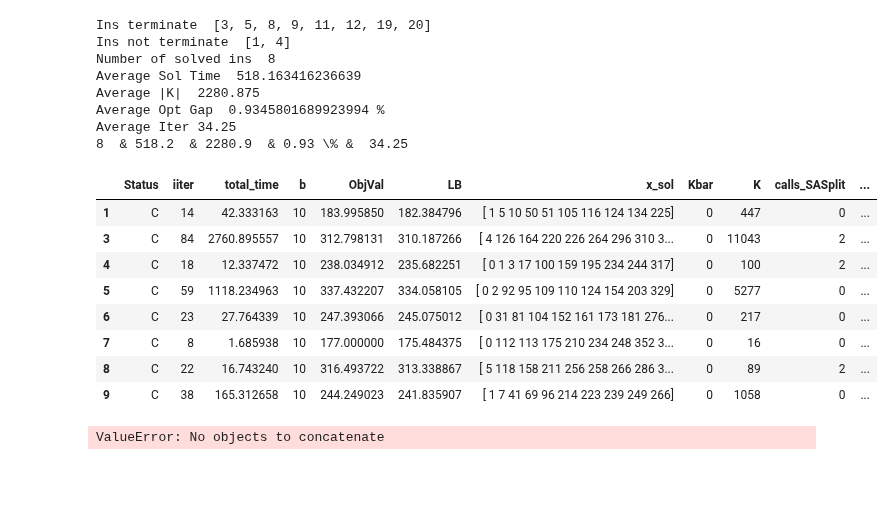
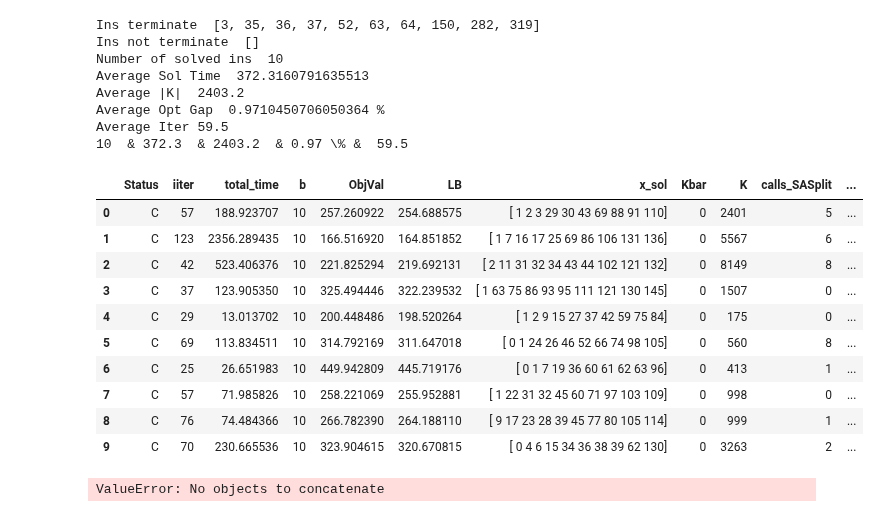
Before and after one commit to diHnguyen/SSPI, a Jupyter notebook: PythonConversion/Dec2024_Output/ProcessOutput.ipynb, the cells around one changed output. Saved outputs shown, nothing was run; the diff lists cells and outputs as text; code cells hidden in the pictures; blank space fills up the shorter version.

```diff
--- a/PythonConversion/Dec2024_Output/ProcessOutput.ipynb
+++ b/PythonConversion/Dec2024_Output/ProcessOutput.ipynb
@@ -5,12 +5,12 @@ import os
 import numpy as np
 
 os.chdir("/Users/dinguyen/Desktop/Local Documents/GitHub/Paper5/PythonConversion/")
-N = 50 #50
+N = 30 #50
 
 # N30
 # ins = [1,2,5,6,7,8,9,10,11,12]
 # ins = [4,20,83,99,107,166,172,174,200,241]
-# ins = [3,35,36,37,52,63,64,150, 282,319]
+ins = [3,35,36,37,52,63,64,150, 282,319]
 
 # N40
 # ins = [1, 3, 5, 6, 7, 9, 10, 11, 12, 13]
@@ -20,7 +20,7 @@ N = 50 #50
 # N50
 # ins =  [2, 6, 7, 10, 13, 14, 15, 16, 17, 21]
 # ins =  [18, 26, 46, 73, 93, 98, 110, 113, 122, 124]
-ins =  [1, 3, 4, 5, 8, 9, 11, 12, 19, 20]
+# ins =  [1, 3, 4, 5, 8, 9, 11, 12, 19, 20]
 # Desktop/Local Documents/GitHub/Paper5/PythonConversion/Dec2024_Output/Iter/main_singleCut_combinedStratV1_WarmStart_threshold_p_15_N40_56.txt
 
 def processMain(N, ins):
@@ -65,49 +65,51 @@ def processMain(N, ins):
     df_filtered = df_filtered[df_filtered.Status == "C"]
     # df_filtered = df_filtered[~df_filtered['Ins'].isin(ins_not_terminate)]
     # df_filtered = df_filtered.groupby('Ins').apply(
     #     lambda group: group[group['total_time'] == group['total_time'].max()])
     # df_filtered = df_filtered.reset_index(drop=True)
     df_filtered["OptGap"] = (df_filtered.ObjVal-df_filtered.LB)/df_filtered.ObjVal*100
     solved_ins = len(df_filtered)
     avg_time = df_filtered['total_time'].mean()
     avg_K = df_filtered['K'].mean()
     opt_gap = df_filtered["OptGap"].mean()
     avg_iter = df_filtered["iiter"].mean()+1
     print("Number of solved ins ", solved_ins)
     print("Average Sol Time ", avg_time)
     print("Average |K| ", avg_K)
     print("Average Opt Gap ", opt_gap,"%")
     print("Average Iter", avg_iter)
     # {number:.2f}
     print(str(solved_ins), " & %.1f"  % avg_time, " & %.1f" % avg_K, " & %.2f" %opt_gap, "\% & ",str(avg_iter) )
 
 
     # print(output)
     # for i in range(5):
     #     output = pd.read_csv(EXP+"_N"+str(N)+"_"+str(i+1)+".txt", sep=";", header=None)
 
     return df_filtered
 
 df_default = processMain(N,ins)
 df_default
 # %% [output]
-Ins terminate  [3, 5, 8, 9, 11, 12, 19, 20]
-Ins not terminate  [1, 4]
-Number of solved ins  8
-Average Sol Time  518.163416236639
-Average |K|  2280.875
-Average Opt Gap  0.9345801689923994 %
-Average Iter 34.25
-8  & 518.2  & 2280.9  & 0.93 \% &  34.25
+Ins terminate  [3, 35, 36, 37, 52, 63, 64, 150, 282, 319]
+Ins not terminate  []
+Number of solved ins  10
+Average Sol Time  372.3160791635513
+Average |K|  2403.2
+Average Opt Gap  0.9710450706050364 %
+Average Iter 59.5
+10  & 372.3  & 2403.2  & 0.97 \% &  59.5
 |  | Status | iiter | total_time | b | ObjVal | LB | x_sol | Kbar | K | calls_SASplit | ... |
-| 1 | C | 14 | 42.333163 | 10 | 183.995850 | 182.384796 | [ 1 5 10 50 51 105 116 124 134 225] | 0 | 447 | 0 | ... |
-| 3 | C | 84 | 2760.895557 | 10 | 312.798131 | 310.187266 | [ 4 126 164 220 226 264 296 310 3... | 0 | 11043 | 2 | ... |
-| 4 | C | 18 | 12.337472 | 10 | 238.034912 | 235.682251 | [ 0 1 3 17 100 159 195 234 244 317] | 0 | 100 | 2 | ... |
-| 5 | C | 59 | 1118.234963 | 10 | 337.432207 | 334.058105 | [ 0 2 92 95 109 110 124 154 203 329] | 0 | 5277 | 0 | ... |
-| 6 | C | 23 | 27.764339 | 10 | 247.393066 | 245.075012 | [ 0 31 81 104 152 161 173 181 276... | 0 | 217 | 0 | ... |
-| 7 | C | 8 | 1.685938 | 10 | 177.000000 | 175.484375 | [ 0 112 113 175 210 234 248 352 3... | 0 | 16 | 0 | ... |
-| 8 | C | 22 | 16.743240 | 10 | 316.493722 | 313.338867 | [ 5 118 158 211 256 258 266 286 3... | 0 | 89 | 2 | ... |
-| 9 | C | 38 | 165.312658 | 10 | 244.249023 | 241.835907 | [ 1 7 41 69 96 214 223 239 249 266] | 0 | 1058 | 0 | ... |
+| 0 | C | 57 | 188.923707 | 10 | 257.260922 | 254.688575 | [ 1 2 3 29 30 43 69 88 91 110] | 0 | 2401 | 5 | ... |
+| 1 | C | 123 | 2356.289435 | 10 | 166.516920 | 164.851852 | [ 1 7 16 17 25 69 86 106 131 136] | 0 | 5567 | 6 | ... |
+| 2 | C | 42 | 523.406376 | 10 | 221.825294 | 219.692131 | [ 2 11 31 32 34 43 44 102 121 132] | 0 | 8149 | 8 | ... |
+| 3 | C | 37 | 123.905350 | 10 | 325.494446 | 322.239532 | [ 1 63 75 86 93 95 111 121 130 145] | 0 | 1507 | 0 | ... |
+| 4 | C | 29 | 13.013702 | 10 | 200.448486 | 198.520264 | [ 1 2 9 15 27 37 42 59 75 84] | 0 | 175 | 0 | ... |
+| 5 | C | 69 | 113.834511 | 10 | 314.792169 | 311.647018 | [ 0 1 24 26 46 52 66 74 98 105] | 0 | 560 | 8 | ... |
+| 6 | C | 25 | 26.651983 | 10 | 449.942809 | 445.719176 | [ 0 1 7 19 36 60 61 62 63 96] | 0 | 413 | 1 | ... |
+| 7 | C | 57 | 71.985826 | 10 | 258.221069 | 255.952881 | [ 1 22 31 32 45 60 71 97 103 109] | 0 | 998 | 0 | ... |
+| 8 | C | 76 | 74.484366 | 10 | 266.782390 | 264.188110 | [ 9 17 23 28 39 45 77 80 105 114] | 0 | 999 | 1 | ... |
+| 9 | C | 70 | 230.665536 | 10 | 323.904615 | 320.670815 | [ 0 4 6 15 34 36 38 39 62 130] | 0 | 3263 | 2 | ... |
 # %%
 import pandas as pd
 import os
```
